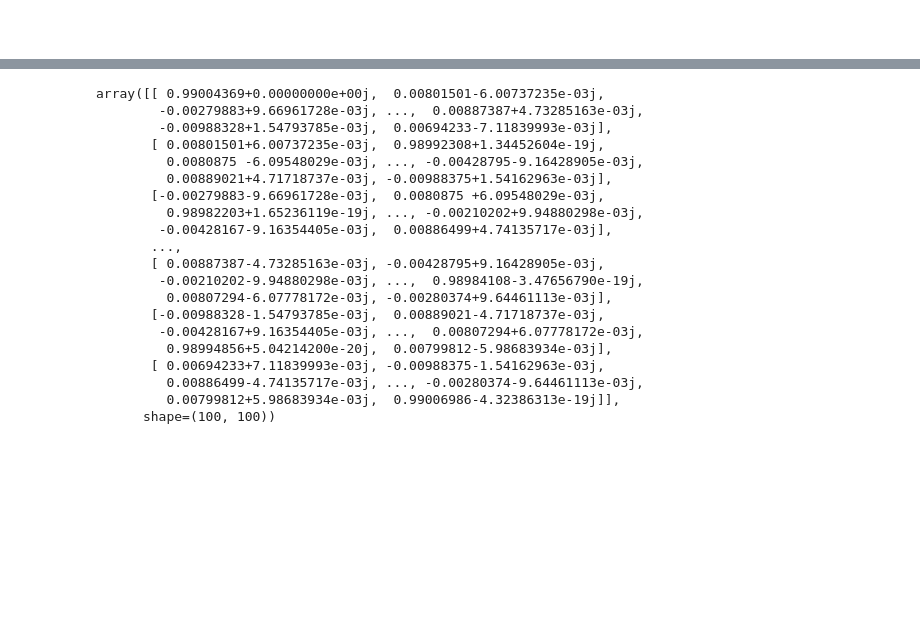
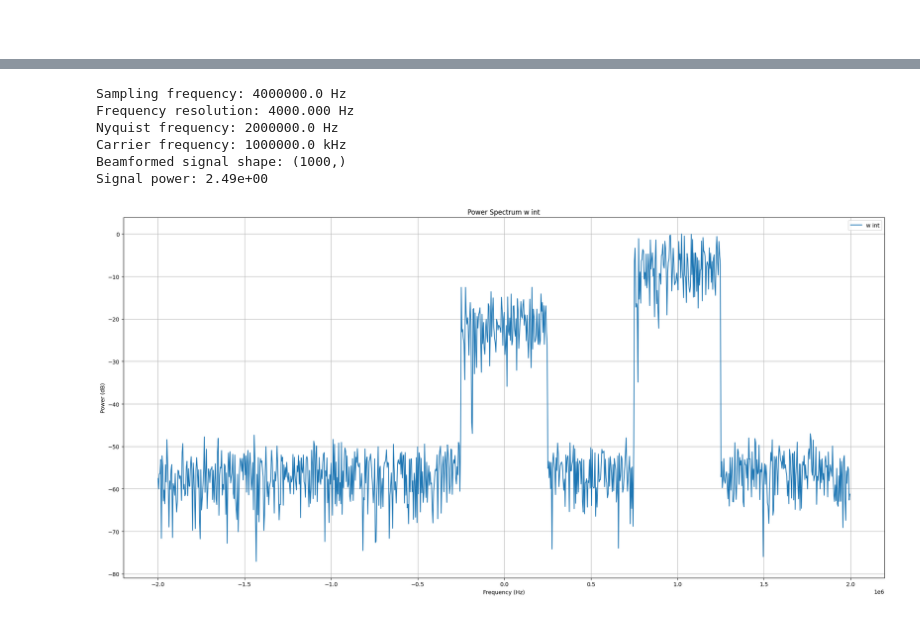
Before and after one commit to jdgsmallwood/extraterrena, a Jupyter notebook: notebooks/simulate_and_regress.ipynb, the cells around one changed output, grey strips where cells are left out. Cells and saved outputs as stored; diff of their text form; code cells hidden in the pictures; blank space fills up the shorter version.

```diff
--- a/notebooks/simulate_and_regress.ipynb
+++ b/notebooks/simulate_and_regress.ipynb
@@ -11,33 +11,38 @@ importlib.reload(arrays)
 importlib.reload(constants)
 importlib.reload(simulation)
 
-num_antenna = 100
+num_antenna = 10
 num_frequencies = 1
-f_base = 4e2
-f_diff = 5e1
+f_bandwidth_mhz = 0.25
+f_low= 1e9 - f_bandwidth_mhz * 1e6
+f_high = 1e9 + f_bandwidth_mhz * 1e6
+
+fs = 4e6
+mid_freq = 1e9
 
 #f = np.array([f_base + n * f_diff for n in range(num_frequencies)])
-wv = [constants.c / f_base]
+wv = [constants.c / (1e9 + 1e6)]
 d  = wv[0]/2
 
-source_f = f_base
-interferer_f = [f_base + f_diff]
+source_f_low = f_low
+source_f_high = f_high
+interferer_f_low = [1e9 + 1e6 - 0.25e6]
+interferer_f_high = [1e9 + 1e6 + 0.25e6]
 source_theta_signal_deg = 40
-interferer_theta_signal_deg = [135]
-source_amplitude = 50
+interferer_theta_signal_deg = [20]
+source_amplitude = 20
 interferer_amplitude = [100]
 
 array = arrays.UniformLinearArray(num_antenna, d)
 
-t = np.linspace(0, 1, 1_000)
-X_true = np.array([simulation.simulate(array, source_f, [], source_theta_signal_deg, [], source_amplitude, [], t, sigma=0)])
-X = np.array([simulation.simulate(array, source_f, interferer_f, source_theta_signal_deg, interferer_theta_signal_deg, source_amplitude, interferer_amplitude, t, sigma=0)])
+t = np.linspace(0, 1001 / fs, 1_000)
+
+#X_true = np.array([simulation.simulate(array, source_f, [], source_theta_signal_deg, [], source_amplitude, [], t, sigma=0)])
+X = np.array([simulation.simulate(array, source_f_low, source_f_high,
+                                  interferer_f_low, interferer_f_high, source_theta_signal_deg, interferer_theta_signal_deg,
+                                  source_amplitude, interferer_amplitude, t, sigma=0.05, center_freq=1e9, sampling_frequency = fs)])
 channel = 0
 acm = X[channel, :, :] @ X[channel, :, :].conj().T#/ (len(t) - 1)
 evals, evecs = np.linalg.eigh(acm)
 
 num_interferers = 1
-
-A = evecs[:, -num_interferers:]
-#A = array.steering_vector(interferer_theta_signal_deg[0], wv)
-AH = A.conj().T
@@ -75,23 +161,11 @@ array([[ 0.99004369+0.00000000e+00j,  0.00801501-6.00737235e-03j,
 # %%
-orth_proj
+plot_spectrum(
+    [X.mean(axis=1).flatten()], ['w int'], fs, 1e9, None)
 # %% [output]
-array([[ 0.99004369+0.00000000e+00j,  0.00801501-6.00737235e-03j,
-        -0.00279883+9.66961728e-03j, ...,  0.00887387+4.73285163e-03j,
-        -0.00988328+1.54793785e-03j,  0.00694233-7.11839993e-03j],
-       [ 0.00801501+6.00737235e-03j,  0.98992308+1.34452604e-19j,
-         0.0080875 -6.09548029e-03j, ..., -0.00428795-9.16428905e-03j,
-         0.00889021+4.71718737e-03j, -0.00988375+1.54162963e-03j],
-       [-0.00279883-9.66961728e-03j,  0.0080875 +6.09548029e-03j,
-         0.98982203+1.65236119e-19j, ..., -0.00210202+9.94880298e-03j,
-        -0.00428167-9.16354405e-03j,  0.00886499+4.74135717e-03j],
-       ...,
-       [ 0.00887387-4.73285163e-03j, -0.00428795+9.16428905e-03j,
-        -0.00210202-9.94880298e-03j, ...,  0.98984108-3.47656790e-19j,
-         0.00807294-6.07778172e-03j, -0.00280374+9.64461113e-03j],
-       [-0.00988328-1.54793785e-03j,  0.00889021-4.71718737e-03j,
-        -0.00428167+9.16354405e-03j, ...,  0.00807294+6.07778172e-03j,
-         0.98994856+5.04214200e-20j,  0.00799812-5.98683934e-03j],
-       [ 0.00694233+7.11839993e-03j, -0.00988375-1.54162963e-03j,
-         0.00886499-4.74135717e-03j, ..., -0.00280374-9.64461113e-03j,
-         0.00799812+5.98683934e-03j,  0.99006986-4.32386313e-19j]],
-      shape=(100, 100))
+Sampling frequency: 4000000.0 Hz
+Frequency resolution: 4000.000 Hz
+Nyquist frequency: 2000000.0 Hz
+Carrier frequency: 1000000.0 kHz
+Beamformed signal shape: (1000,)
+Signal power: 2.49e+00
+[figure, added]
```
Also changed, not shown: parts of 12 cells of this notebook, 2 other files.
